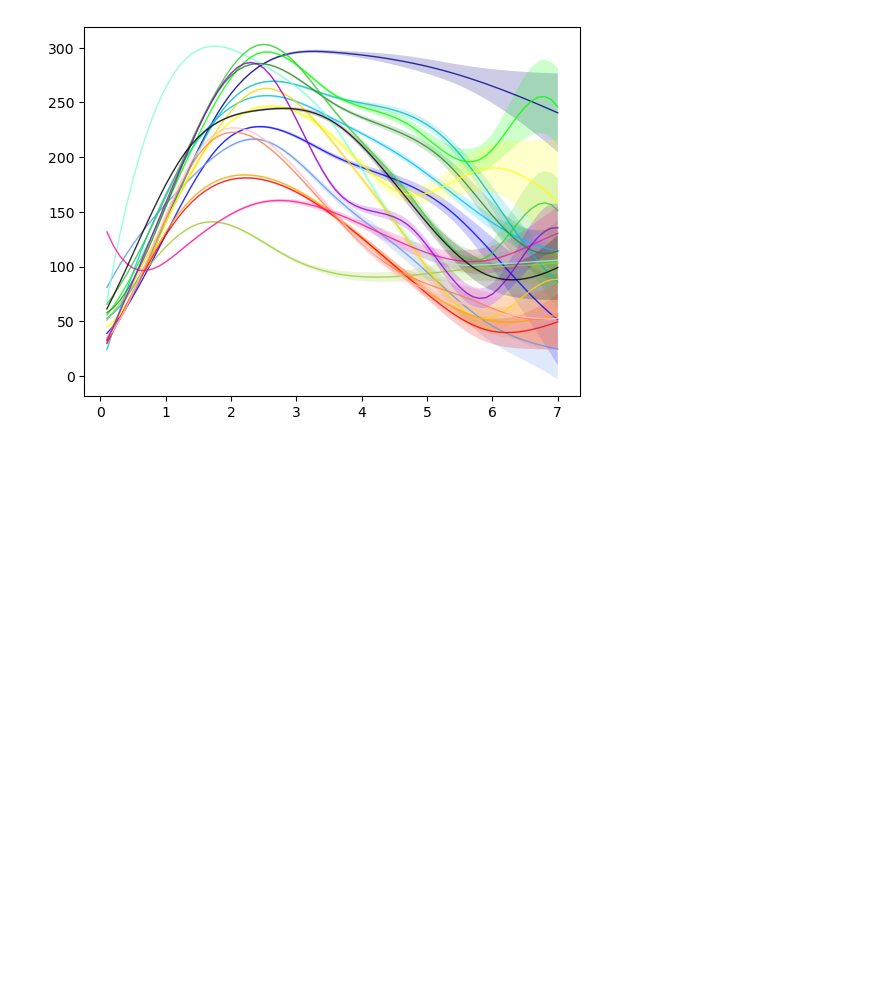
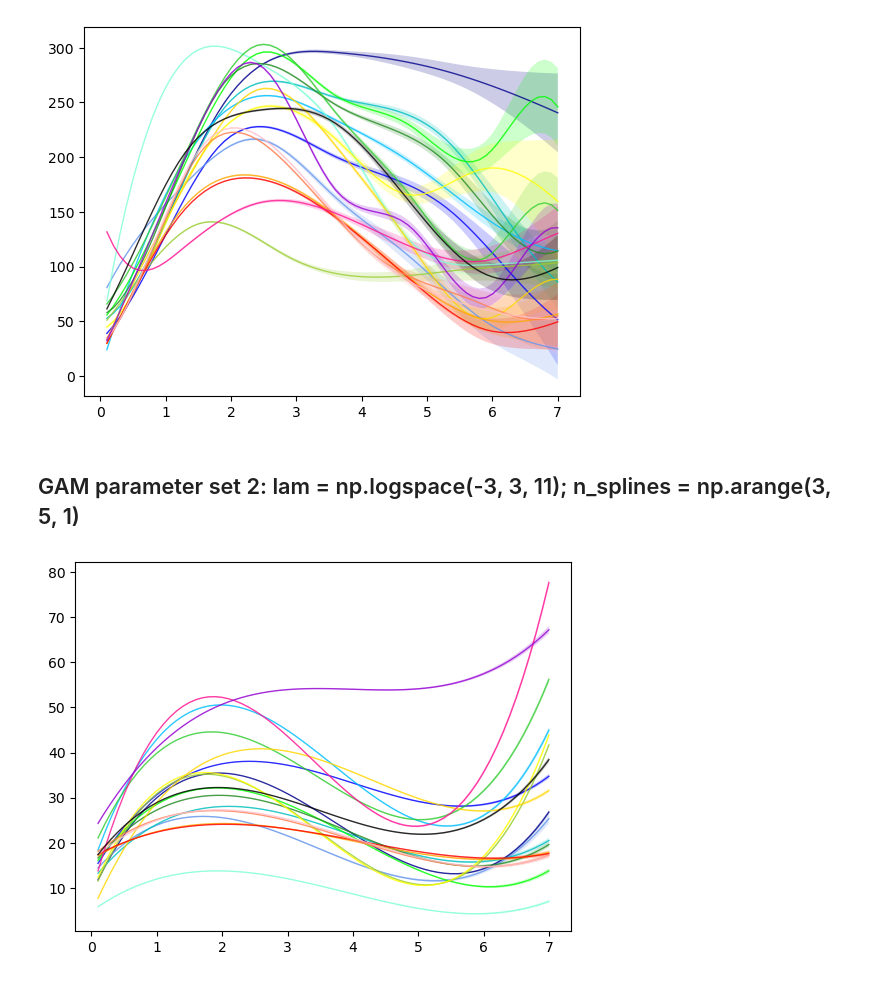
Before and after one commit to bibivking/LSM_VPD_PLUMBER2, a Jupyter notebook: check_fitted_GAM_curve.ipynb, the cells around one changed output. Drawn from its saved outputs; the diff is of its cells as text; code cells hidden in the pictures; blank space fills up the shorter version.

Commit message:
scripts all work well

```diff
--- a/check_fitted_GAM_curve.ipynb
+++ b/check_fitted_GAM_curve.ipynb
@@ -451,3 +200,33 @@ for model_out_name in model_list:
 plt.show()
 # %% [output]
 [figure]
+# %% [markdown]
+## GAM parameter set 2: lam = np.logspace(-3, 3, 11); n_splines = np.arange(3, 5, 1)
+# %%
+Qle_GAM_02   = pd.read_csv("/g/data/w97/mm3972/scripts/PLUMBER2/LSM_VPD_PLUMBER2/txt/process4_output/original_clarify_site/Qle_hourly_RM16_DT_EF_model_0-0.2_CRV_fit_GAM_complex.csv", na_values=[''])
+Qle_GAM_04   = pd.read_csv("/g/data/w97/mm3972/scripts/PLUMBER2/LSM_VPD_PLUMBER2/txt/process4_output/original_clarify_site/Qle_hourly_RM16_DT_EF_model_0.2-0.4_CRV_fit_GAM_complex.csv", na_values=[''])
+Qle_GAM_06   = pd.read_csv("/g/data/w97/mm3972/scripts/PLUMBER2/LSM_VPD_PLUMBER2/txt/process4_output/original_clarify_site/Qle_hourly_RM16_DT_EF_model_0.4-0.6_CRV_fit_GAM_complex.csv", na_values=[''])
+Qle_GAM_08   = pd.read_csv("/g/data/w97/mm3972/scripts/PLUMBER2/LSM_VPD_PLUMBER2/txt/process4_output/original_clarify_site/Qle_hourly_RM16_DT_EF_model_0.6-0.8_CRV_fit_GAM_complex.csv", na_values=[''])
+Qle_GAM_10   = pd.read_csv("/g/data/w97/mm3972/scripts/PLUMBER2/LSM_VPD_PLUMBER2/txt/process4_output/original_clarify_site/Qle_hourly_RM16_DT_EF_model_0.8-1.0_CRV_fit_GAM_complex.csv", na_values=[''])
+# %%
+vpd_top      = 7.05 #7.04
+vpd_bot      = 0.1 #0.02
+vpd_interval = 0.1 #0.04
+
+var_vpd_series = np.arange(vpd_bot,vpd_top,vpd_interval)
+
+for model_out_name in model_list:
+
+    # set line color
+    line_color = model_colors[model_out_name]
+
+    value      = Qle_GAM_02[model_out_name+'_vals']
+    vals_bot   = Qle_GAM_02[model_out_name+'_bot']
+    vals_top   = Qle_GAM_02[model_out_name+'_top']
+
+    # print(var_vpd_series,value,vals_bot,vals_top)
+    plt.plot(var_vpd_series, value, lw=1, color=line_color, alpha=0.8, label=model_out_name) #edgecolor='none', c='red' .rolling(window=10).mean()
+    plt.fill_between(var_vpd_series,vals_bot.values,vals_top.values, color=line_color, edgecolor="none", alpha=0.2) #  .rolling(window=10).mean()
+plt.show()
+# %% [output]
+[figure, added]
```
Also changed, not shown: parts of 37 cells of this notebook, 13 other files.
